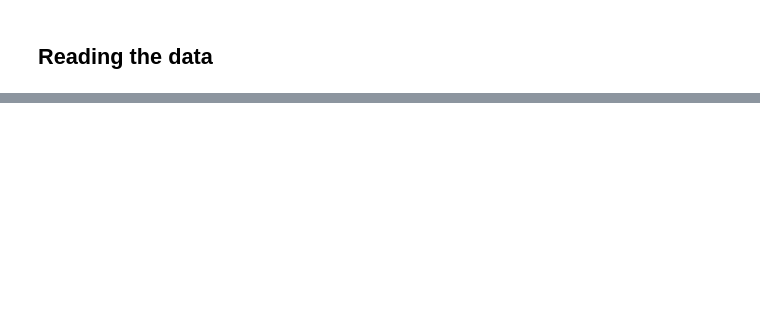
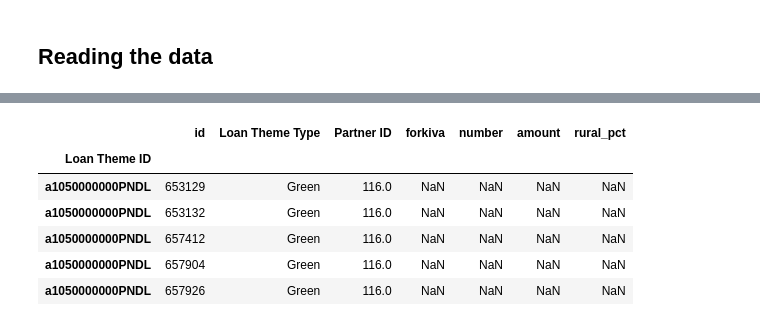
Before and after one commit to shahab-ai/kaggle-kiva.org, a Jupyter notebook: script.ipynb, the cells around one changed output, grey strips where cells are left out. Saved outputs shown, nothing was run; the diff lists cells and outputs as text; code cells hidden in the pictures; blank space fills up the shorter version.

```diff
--- a/script.ipynb
+++ b/script.ipynb
@@ -42,4 +139,19 @@ loans_df.head()
 # %%
-loan_themes_merged = loan_ids_df.set_index(['Partner ID','Loan Theme ID']).join(loans_themes_df.drop(['Loan Theme Type','geo','geocode_old', 'Field Partner Name', 'ISO', 'LocationName','geocode','names','lat','lon','mpi_region','mpi_geo','country','sector','region'], axis=1).set_index(['Partner ID','Loan Theme ID']), how='left').set_index('id')
+loan_themes_merged = ((loan_ids_df.set_index(['Loan Theme ID']))
+                      .join(loans_themes_df
+                            .drop(['Loan Theme Type','geo','geocode_old', 'Field Partner Name',
+                                   'ISO', 'LocationName','geocode','names','lat','lon','mpi_region',
+                                   'mpi_geo','country','sector','region','Partner ID'], axis=1)
+                            .set_index(['Loan Theme ID']), how='left')
+                      .set_index('id')
+                     )
 loan_themes_merged.head()
+# %% [output]
+|  | id | Loan Theme Type | Partner ID | forkiva | number | amount | rural_pct |
+| Loan Theme ID |  |  |  |  |  |  |  |
+| a1050000000PNDL | 653129 | Green | 116.0 | NaN | NaN | NaN | NaN |
+| a1050000000PNDL | 653132 | Green | 116.0 | NaN | NaN | NaN | NaN |
+| a1050000000PNDL | 657412 | Green | 116.0 | NaN | NaN | NaN | NaN |
+| a1050000000PNDL | 657904 | Green | 116.0 | NaN | NaN | NaN | NaN |
+| a1050000000PNDL | 657926 | Green | 116.0 | NaN | NaN | NaN | NaN |
 # %%
```
Also changed, not shown: parts of 14 cells of this notebook.
